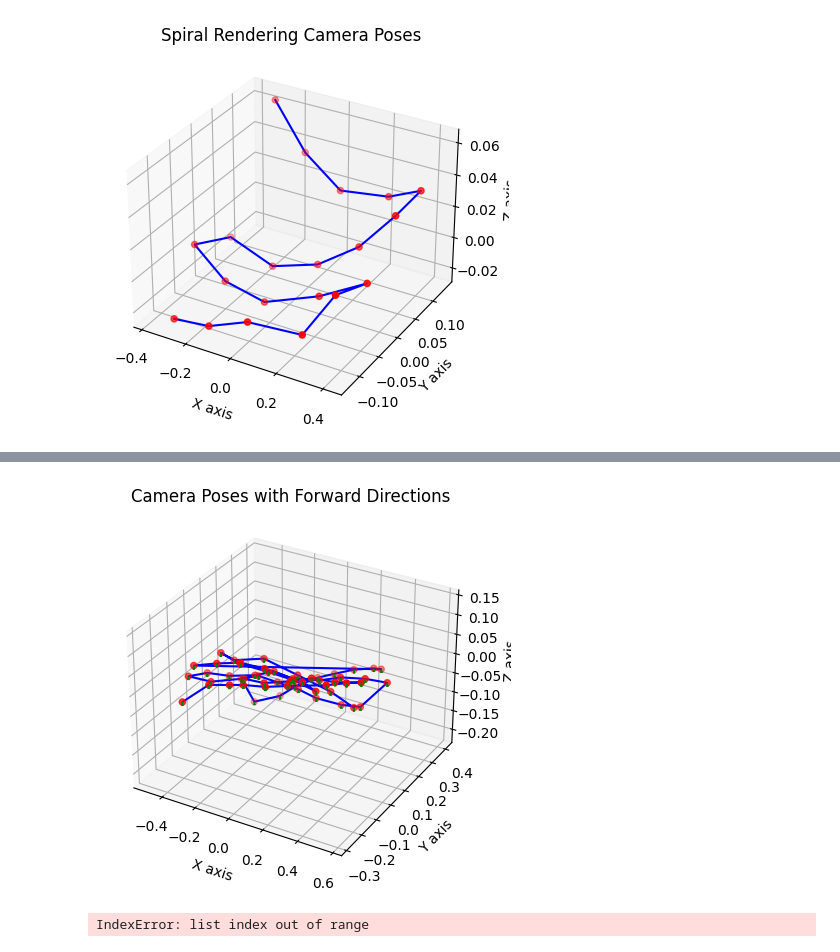
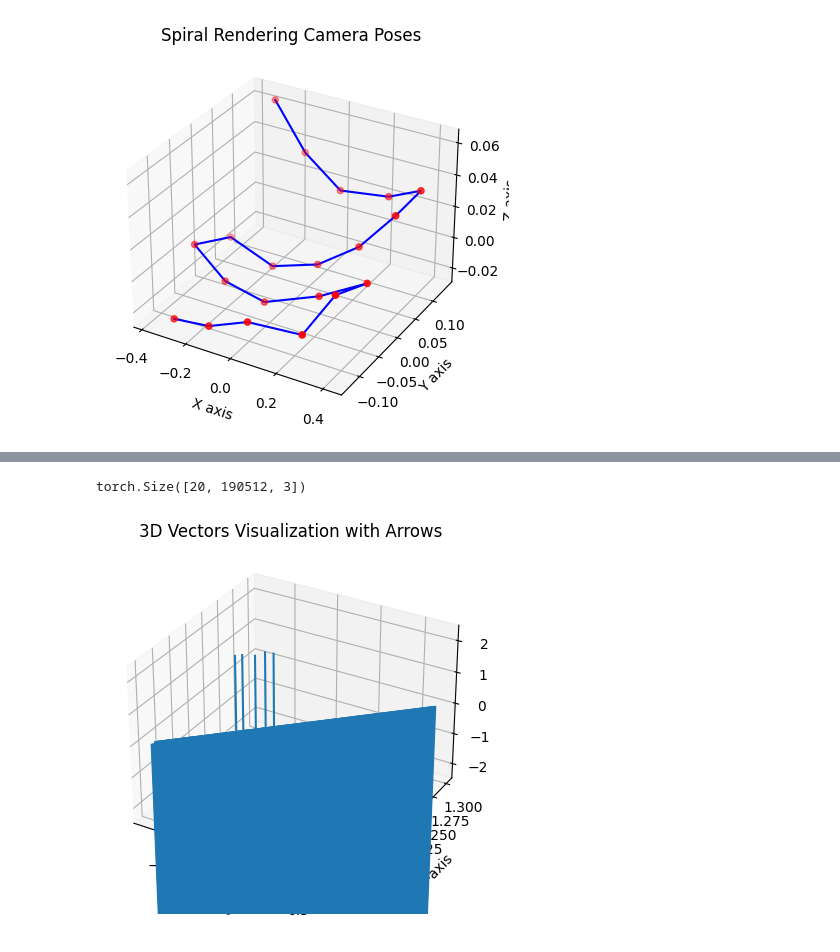
Before and after one commit to kjae0/NeRF-Zoo, a Jupyter notebook: src/test.ipynb, the cells around one changed output, grey strips where cells are left out. Drawn from its saved outputs; the diff is of its cells as text; code cells hidden in the pictures.

```diff
--- a/src/test.ipynb
+++ b/src/test.ipynb
@@ -146,10 +160,44 @@ visualize_camera_poses_with_directions(np.array(sp))
-# %%
-visualize_camera_poses_with_directions(np.array(dset.poses))
-# %% [output]
-[figure, removed]
+# %%
+from nerf.ray import ndc_rays
+ndc_ray = ndc_rays(dset.get_H(), dset.get_W(), dset.focal, 1, dset.ray_origins, dset.ray_directions)
+# visualize_camera_poses_with_directions(np.array(dset.poses))
+# %%
+dset.ray_origins.shape
+# %% [output]
+torch.Size([20, 190512, 3])
+# %%
+import numpy as np
+import matplotlib.pyplot as plt
+from mpl_toolkits.mplot3d import Axes3D
+
+# Generating random Nx3 origins and direction vectors for demonstration
+N = 50
+origins = ndc_ray[0][0][:1000]
+directions = ndc_ray[1][0][:1000]
+
+# origins = dset.ray_origins[0][:1000]
+# directions = dset.ray_directions[0][:1000]
+
+# Plotting the Nx3 origins and direction vectors
+fig = plt.figure()
+ax = fig.add_subplot(111, projection='3d')
+
+# Extracting x, y, z coordinates for origins and directions
+x, y, z = origins[:, 0], origins[:, 1], origins[:, 2]
+u, v, w = directions[:, 0], directions[:, 1], directions[:, 2]
+
+# Plot arrows representing vectors
+ax.quiver(x, y, z, u, v, w, length=0.01, normalize=True)
+
+# Setting labels
+ax.set_xlabel('X-axis')
+ax.set_ylabel('Y-axis')
+ax.set_zlabel('Z-axis')
+ax.set_title('3D Vectors Visualization with Arrows')
+
+# Show plot
+plt.show()
+# %% [output]
+[figure, added]
 # %%
 images = [o.view(-1, H, W, 3)[0] for o in out]
-# %%
-images[1].shape
-# %% [output]
-IndexError: list index out of range
```
Also changed, not shown: parts of 24 cells of this notebook, 12 other files.
